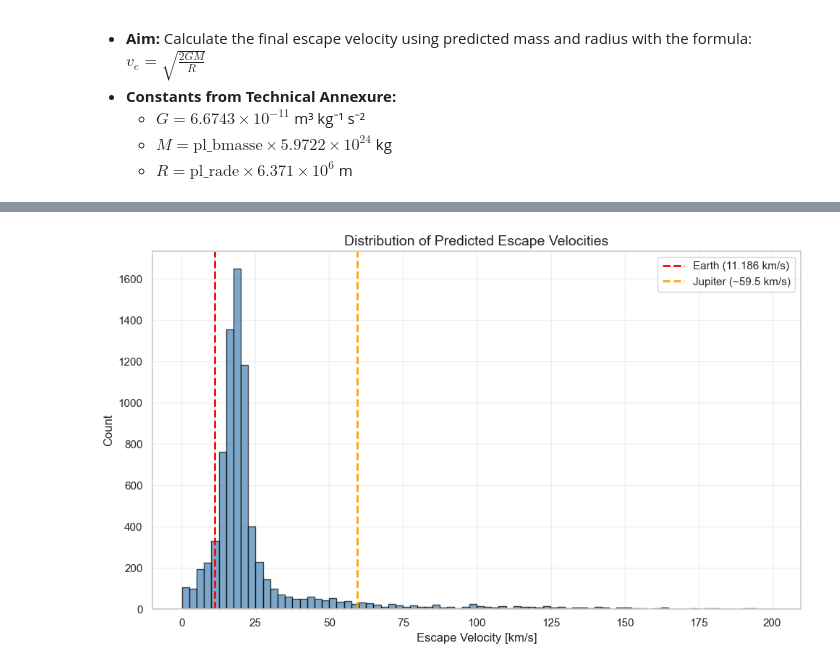
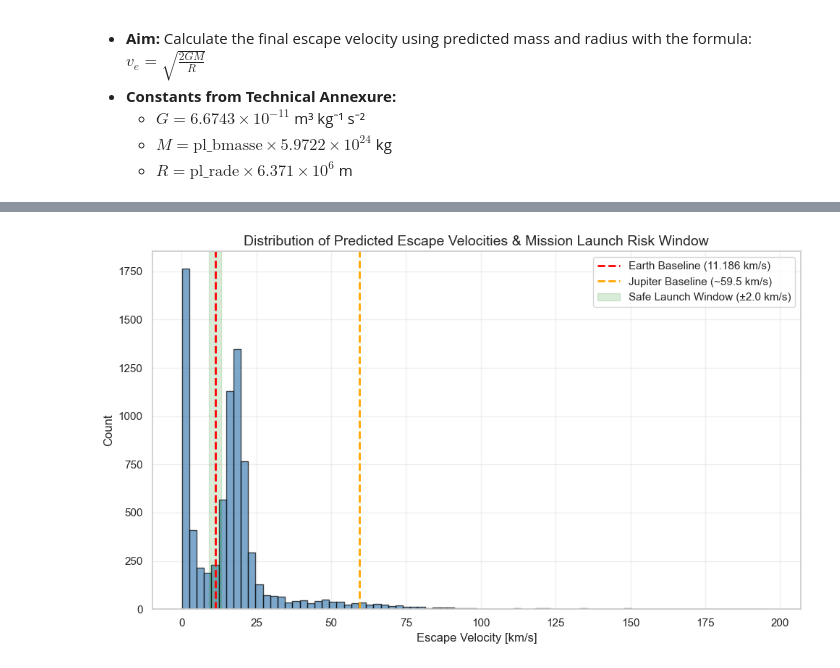
Before and after one commit to arz03/astro_alliance, a Jupyter notebook: notebooks/data_inspection.ipynb, the cells around one changed output, grey strips where cells are left out. Cells and saved outputs as stored; diff of their text form; code cells hidden in the pictures.

```diff
--- a/notebooks/data_inspection.ipynb
+++ b/notebooks/data_inspection.ipynb
@@ -1389,56 +1518,61 @@ Train-Test Gap: 0.0478
   * $R = \text{pl\_rade} \times 6.371 \times 10^{6}$ m
 # %%
 # ============================================================
-# ESCAPE VELOCITY CALCULATION
+# ESCAPE VELOCITY CALCULATION & 2084 SHUTTLE LAUNCH ANALYSIS
 # ============================================================
 
-# Physical constants (from Technical Annexure)
 G = 6.6743e-11        # Universal Gravitational Constant [m³ kg⁻¹ s⁻²]
 M_EARTH = 5.9722e24   # Earth mass [kg]
 R_EARTH = 6.371e6     # Earth mean radius [m]
 
 # --- SANITY CHECK: Earth Escape Velocity ---
 v_earth = np.sqrt(2 * G * M_EARTH / R_EARTH) / 1000  # Convert to km/s
-print(f"=== SANITY CHECK ===")
-print(f"Earth escape velocity: {v_earth:.3f} km/s (expected: 11.186 km/s)")
-assert abs(v_earth - 11.186) < 0.01, "Earth escape velocity check FAILED!"
-print("✓ Sanity check PASSED\n")
+print('=== SANITY CHECK ===')
+print(f'Earth escape velocity: {v_earth:.3f} km/s (expected: 11.186 km/s)')
+assert abs(v_earth - 11.186) < 0.01, 'Earth escape velocity check FAILED!'
+print('✓ Sanity check PASSED\n')
 
-# --- Calculate escape velocity using PREDICTED values ---
-# Use multi-output predictions from the tuned model
-y_pred_final = multi_model.predict(X_test)
-pred_radius = y_pred_final[:, 0]           # Earth radii
-pred_mass_log = y_pred_final[:, 1]         # log10(Earth masses)
-pred_mass = 10 ** pred_mass_log            # Earth masses
+# Predict radius and mass using stage2 model
+pred_radius = X_test_stage2['pl_rade'].values
+pred_mass_log = y_pred_stage2
+pred_mass = 10 ** pred_mass_log
 
-# Convert to SI units
-M_kg = pred_mass * M_EARTH                 # kg
-R_m = pred_radius * R_EARTH                # meters
+M_kg = pred_mass * M_EARTH
+R_m = pred_radius * R_EARTH
 
-# Handle edge cases (ensure positive values)
-R_m = np.maximum(R_m, R_EARTH * 0.1)      # Min radius: 0.1 Earth radii
-M_kg = np.maximum(M_kg, M_EARTH * 0.01)   # Min mass: 0.01 Earth masses
+R_m = np.maximum(R_m, R_EARTH * 0.1)
+M_kg = np.maximum(M_kg, M_EARTH * 0.01)
 
-# Escape velocity
-v_escape = np.sqrt(2 * G * M_kg / R_m)    # m/s
-v_escape_kms = v_escape / 1000            # km/s
+v_escape = np.sqrt(2 * G * M_kg / R_m)
+v_escape_kms = v_escape / 1000
 
-print(f"=== ESCAPE VELOCITY PREDICTIONS (Test Set) ===")
-print(f"  Predictions computed for {len(v_escape_kms)} planets")
-print(f"  Min:    {v_escape_kms.min():.2f} km/s")
-print(f"  Max:    {v_escape_kms.max():.2f} km/s")
-print(f"  Mean:   {v_escape_kms.mean():.2f} km/s")
-print(f"  Median: {np.median(v_escape_kms):.2f} km/s")
+print('=== ESCAPE VELOCITY PREDICTIONS (Test Set) ===')
+print(f'  Predictions computed for {len(v_escape_kms)} planets')
+print(f'  Min:    {v_escape_kms.min():.2f} km/s')
+print(f'  Max:    {v_escape_kms.max():.2f} km/s')
+print(f'  Mean:   {v_escape_kms.mean():.2f} km/s')
+print(f'  Median: {np.median(v_escape_kms):.2f} km/s')
 
-# Distribution plot
+# --- 2084 Shuttle Mission Emergency Launch Window Risk Analysis ---
+shuttle_launch_speed = 11.186  # Earth-calibrated nominal engine setting
+crash_mask = v_escape_kms < (shuttle_launch_speed - 2.0)
+safe_mask = np.abs(v_escape_kms - shuttle_launch_speed) <= 2.0
+explode_mask = v_escape_kms > (shuttle_launch_speed + 2.0)
+
+print('\n=== 2084 PARIKALP SHUTTLE LAUNCH RISK ANALYSIS ===')
+print(f'  Total Exoplanets Evaluated:     {len(v_escape_kms)}')
+print(f'  Zone A — Surface Crash Risk:   {crash_mask.sum()} planets ({100*crash_mask.sum()/len(v_escape_kms):.1f}%)')
+print(f'  Zone B — Safe Escape Window:    {safe_mask.sum()} planets ({100*safe_mask.sum()/len(v_escape_kms):.1f}%)')
+print(f'  Zone C — Fuel Tank Explosion:  {explode_mask.sum()} planets ({100*explode_mask.sum()/len(v_escape_kms):.1f}%)')
+
 fig, ax = plt.subplots(figsize=(10, 6))
-ax.hist(v_escape_kms[v_escape_kms < 200], bins=80, edgecolor='black',
-        alpha=0.7, color='steelblue')
-ax.axvline(x=11.186, color='red', linestyle='--', lw=2, label='Earth (11.186 km/s)')
-ax.axvline(x=59.5, color='orange', linestyle='--', lw=2, label='Jupiter (~59.5 km/s)')
+ax.hist(v_escape_kms[v_escape_kms < 200], bins=80, edgecolor='black', alpha=0.7, color='steelblue')
+ax.axvline(x=11.186, color='red', linestyle='--', lw=2, label='Earth Baseline (11.186 km/s)')
+ax.axvline(x=59.5, color='orange', linestyle='--', lw=2, label='Jupiter Baseline (~59.5 km/s)')
+ax.axvspan(shuttle_launch_speed - 2.0, shuttle_launch_speed + 2.0, color='green', alpha=0.15, label='Safe Launch Window (±2.0 km/s)')
 ax.set_xlabel('Escape Velocity [km/s]', fontsize=12)
 ax.set_ylabel('Count', fontsize=12)
-ax.set_title('Distribution of Predicted Escape Velocities', fontsize=14)
+ax.set_title('Distribution of Predicted Escape Velocities & Mission Launch Risk Window', fontsize=14)
 ax.legend(fontsize=11)
 ax.grid(True, alpha=0.3)
 plt.tight_layout()
@@ -1457 +1597 @@ Earth escape velocity: 11.186 km/s (expected: 11.186 km/s)
-[figure, old version]
+[figure, new version]
```
Also changed, not shown: parts of 39 cells of this notebook.
